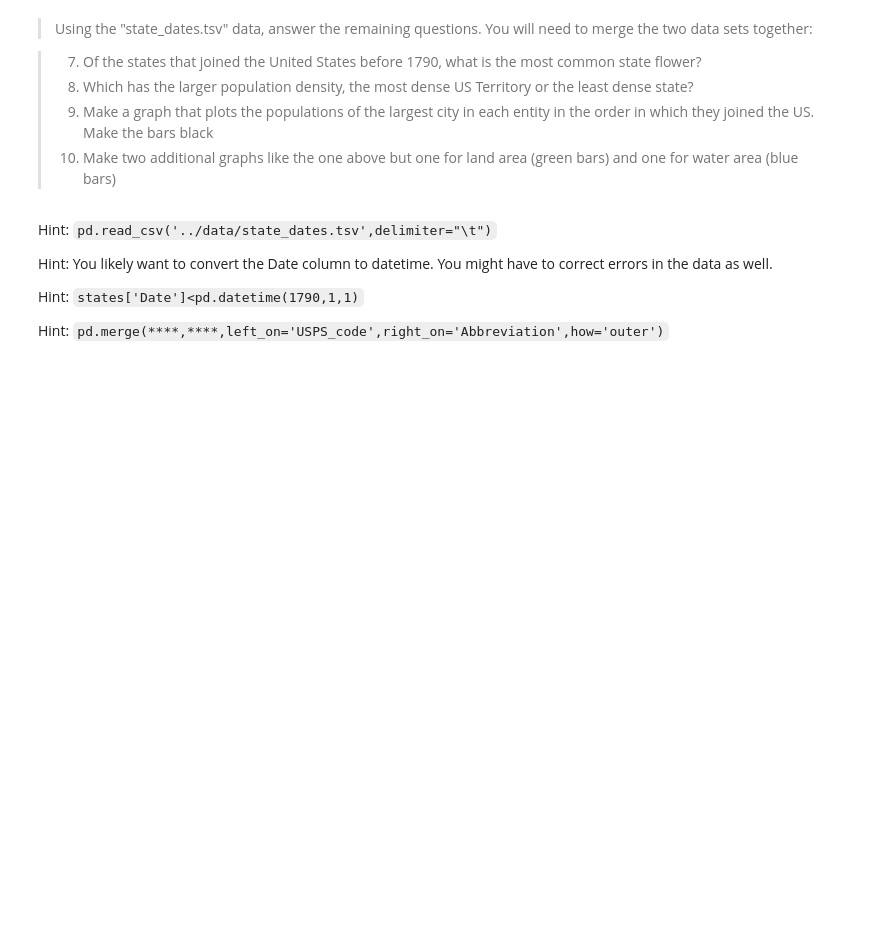
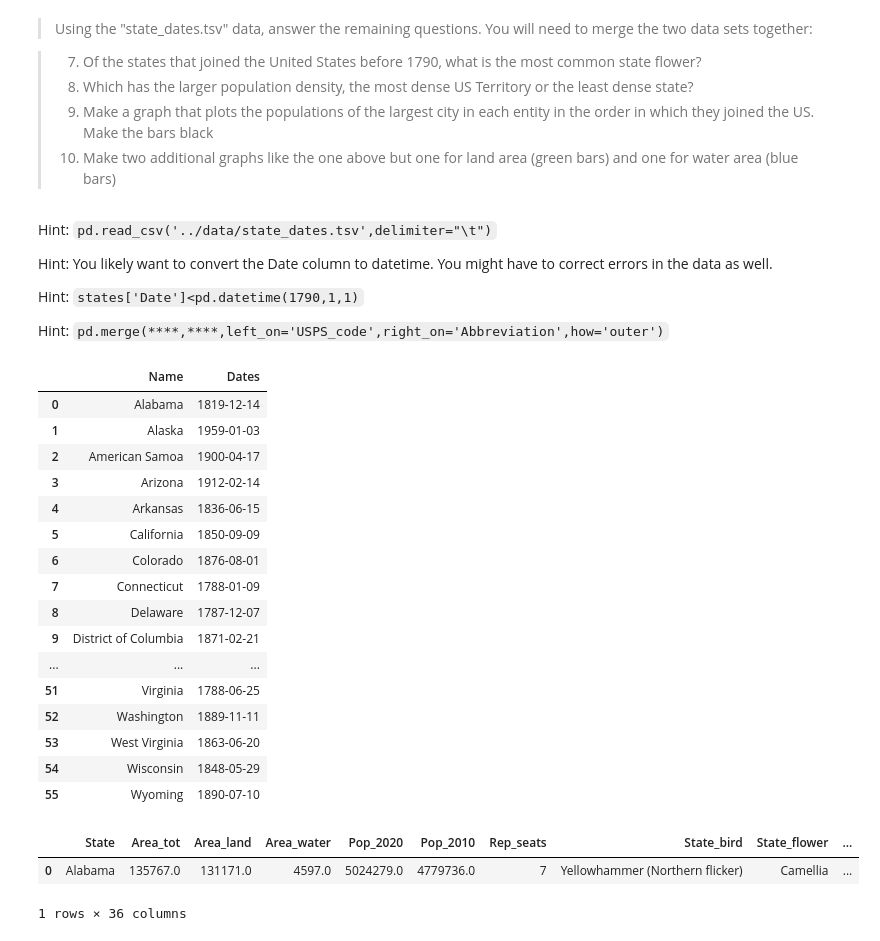
Before and after one commit to shelbym98/ds_1300_notebooks, a Jupyter notebook: work/02_assignment.ipynb, the cells around one changed output. Saved outputs shown, nothing was run; the diff lists cells and outputs as text; code cells hidden in the pictures; blank space fills up the shorter version.

```diff
--- a/work/02_assignment.ipynb
+++ b/work/02_assignment.ipynb
@@ -38,3 +143,32 @@ Hint: `pd.merge(****,****,left_on='USPS_code',right_on='Abbreviation',how='outer
 
 #plot = *your df by date*[[*column*,'Abbreviation']].plot(kind='bar',figsize=(10,4))
 #plot.set_xticklabels(*your df by date*['Abbreviation']);
+# %%
+StateDates = pd.read_csv('../data/state_dates.tsv',delimiter="\t")
+StateDates['Dates']= pd.to_datetime(StateDates['Date'])
+StateDates[['Name','Dates']]
+# %% [output]
+|  | Name | Dates |
+| 0 | Alabama | 1819-12-14 |
+| 1 | Alaska | 1959-01-03 |
+| 2 | American Samoa | 1900-04-17 |
+| 3 | Arizona | 1912-02-14 |
+| 4 | Arkansas | 1836-06-15 |
+| 5 | California | 1850-09-09 |
+| 6 | Colorado | 1876-08-01 |
+| 7 | Connecticut | 1788-01-09 |
+| 8 | Delaware | 1787-12-07 |
+| 9 | District of Columbia | 1871-02-21 |
+| ... | ... | ... |
+| 51 | Virginia | 1788-06-25 |
+| 52 | Washington | 1889-11-11 |
+| 53 | West Virginia | 1863-06-20 |
+| 54 | Wisconsin | 1848-05-29 |
+| 55 | Wyoming | 1890-07-10 |
+# %%
+All = pd.merge(facts,StateDates,left_on='State',right_on='Abbreviation',how='outer')
+All.head(1)
+# %% [output]
+|  | State | Area_tot | Area_land | Area_water | Pop_2020 | Pop_2010 | Rep_seats | State_bird | State_flower | ... |
+| 0 | Alabama | 135767.0 | 131171.0 | 4597.0 | 5024279.0 | 4779736.0 | 7 | Yellowhammer (Northern flicker) | Camellia | ... |
+1 rows × 36 columns
```
Also changed, not shown: parts of 14 cells of this notebook.
